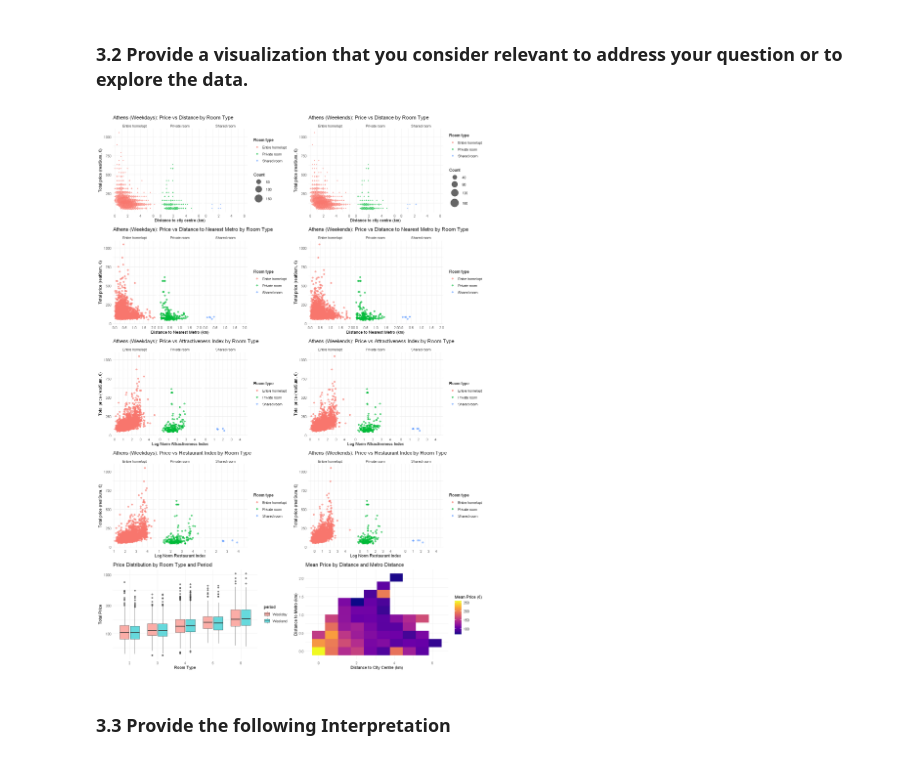
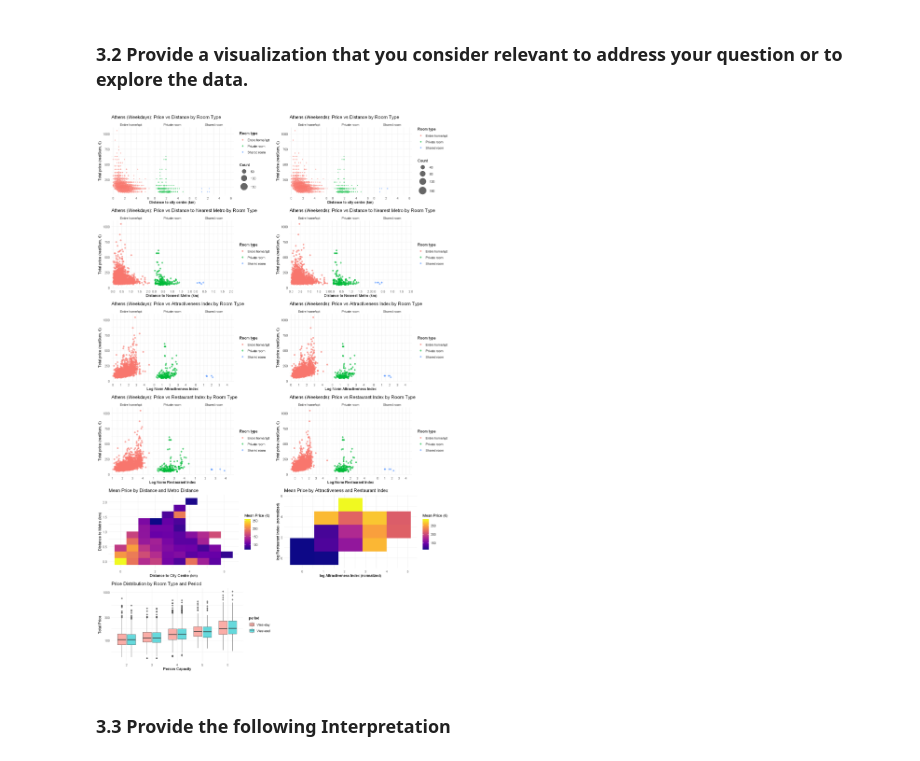
Before and after one commit to naksuu24/STAT301_Project, a Jupyter notebook: Assignment1.ipynb, the cells around one changed output. Cells and saved outputs as stored; diff of their text form; code cells hidden in the pictures.

```diff
--- a/Assignment1.ipynb
+++ b/Assignment1.ipynb
@@ -344,37 +344,46 @@ weekdays_price_rest_plot <- ggplot(athens_weekdays_clean, aes(x = log(rest_index
   theme_minimal()
 
 weekends_price_rest_plot <- ggplot(athens_weekends_clean, aes(x = log(rest_index_norm), y = realSum, color = room_type)) +
     geom_point(alpha = 0.6, size = 1.8) +
     facet_wrap(~ room_type) +
     labs(title = "Athens (Weekends): Price vs Restaurant Index by Room Type",
             x = "Log Norm Restaurant Index",
             y = "Total price (realSum, €)",
             color = "Room type") +
   theme_minimal()
 
 price_person_capacity_plot <- ggplot(athens, aes(x = as_factor(person_capacity), y = realSum, fill = period)) +
   geom_boxplot(alpha = 0.6) +
   scale_y_log10() +
   labs(title = "Price Distribution by Room Type and Period",
-       y = "Total Price", x = "Room Type") +
+       y = "Total Price", x = "Person Capacity") +
   theme_minimal()
 
 price_double_dist_plot <- ggplot(athens, aes(x = dist, y = metro_dist, z = realSum)) +
   stat_summary_2d(fun = mean, bins = 10) +
   scale_fill_viridis_c(option = "C") +
   labs(title = "Mean Price by Distance and Metro Distance",
        x = "Distance to City Centre (km)", y = "Distance to Metro (km)",
        fill = "Mean Price (€)") +
   theme_minimal()
 
-options(repr.plot.width = 14, repr.plot.height = 20)
+price_double_index_plot <- ggplot(athens, aes(x = log(attr_index_norm), y = log(rest_index_norm), z = realSum)) +
+  stat_summary_2d(fun = mean, bins = 5) +
+  scale_fill_viridis_c(option = "C") +
+  labs(title = "Mean Price by Attractiveness and Restaurant Index",
+       x = "log Attractiveness Index (normalized)", y = "log Restaurant Index (normalized)",
+       fill = "Mean Price (€)") +
+  theme_minimal()
+
+options(repr.plot.width = 14, repr.plot.height = 22)
 plot_grid(weekdays_price_dist_plot, weekends_price_dist_plot,
           weekdays_price_metro_plot, weekends_price_metro_plot,
           weekdays_price_attr_plot, weekends_price_attr_plot,
           weekdays_price_rest_plot, weekends_price_rest_plot,
-          price_person_capacity_plot, price_double_dist_plot, ncol = 2)
+          price_double_dist_plot, price_double_index_plot,
+          price_person_capacity_plot, ncol = 2)
 # %% [output]
-[figure, old version]
+[figure, new version]
 # %% [markdown]
 ### 3.3 Provide the following Interpretation
 # %% [markdown]
```
Also changed, not shown: parts of 3 cells of this notebook, 1 other file.
